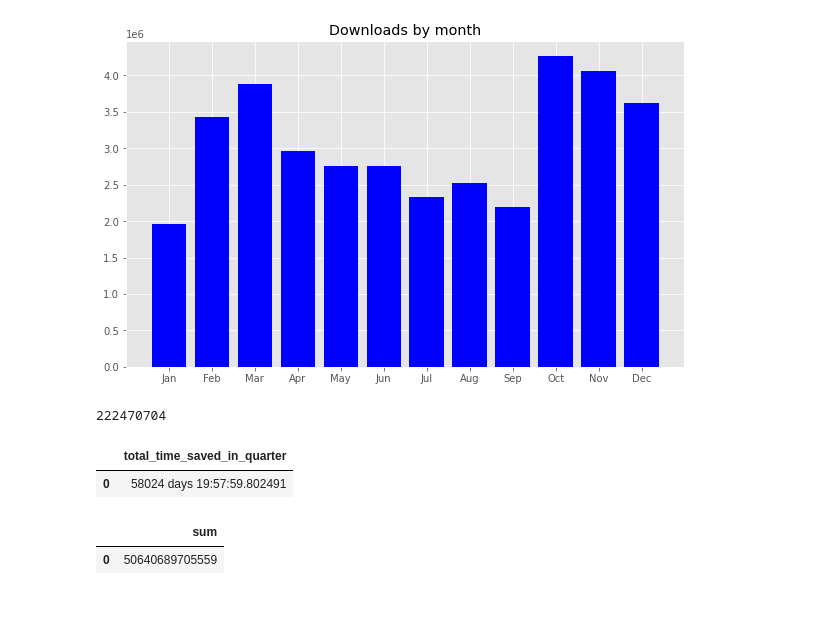
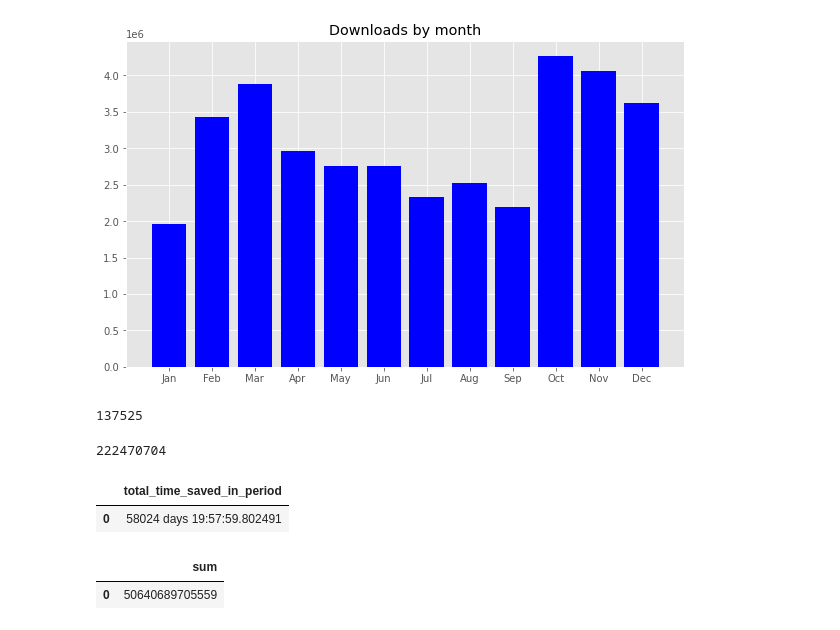
Before and after one commit to piwheels/stats, a Jupyter notebook: 2021.ipynb, the cells around one changed output. Cells and saved outputs as stored; diff of their text form; code cells hidden in the pictures.

```diff
--- a/2021.ipynb
+++ b/2021.ipynb
@@ -128,6 +144,10 @@ plt.savefig('year-downloads-by-month.png')
 plt.show()
 # %% [output]
 [figure]
+# %%
+downloads_by_month.c[9] // 31
+# %% [output]
+137525
 # %%
 df = pd.read_sql(f"""
     SELECT COUNT(*) AS searches_in_period
@@ -142,25 +162,25 @@ searches
 # %%
 pd.read_sql(f"""
     SELECT JUSTIFY_INTERVAL(SUM(
         CASE f.platform_tag
             WHEN 'linux_armv7l' THEN 1
             WHEN 'linux_armv6l' THEN 6
             ELSE 0
         END *
         CASE
             WHEN b.duration > INTERVAL '1 week' THEN INTERVAL '0'
             WHEN b.duration > INTERVAL '6.7 seconds' THEN b.duration - INTERVAL '6.7 seconds'
             ELSE INTERVAL '0'
         END
-        )) AS total_time_saved_in_quarter
+        )) AS total_time_saved_in_period
     FROM downloads d
     JOIN files f USING (filename)
     JOIN builds b USING (build_id)
     WHERE f.abi_tag <> 'none'
     AND d.accessed_at::date BETWEEN '{start_date}' AND '{end_date}'
 """, conn)
 # %% [output]
-|  | total_time_saved_in_quarter |
+|  | total_time_saved_in_period |
 | 0 | 58024 days 19:57:59.802491 |
 # %%
 pd.read_sql(f"""
```
Also changed, not shown: parts of 23 cells of this notebook.
